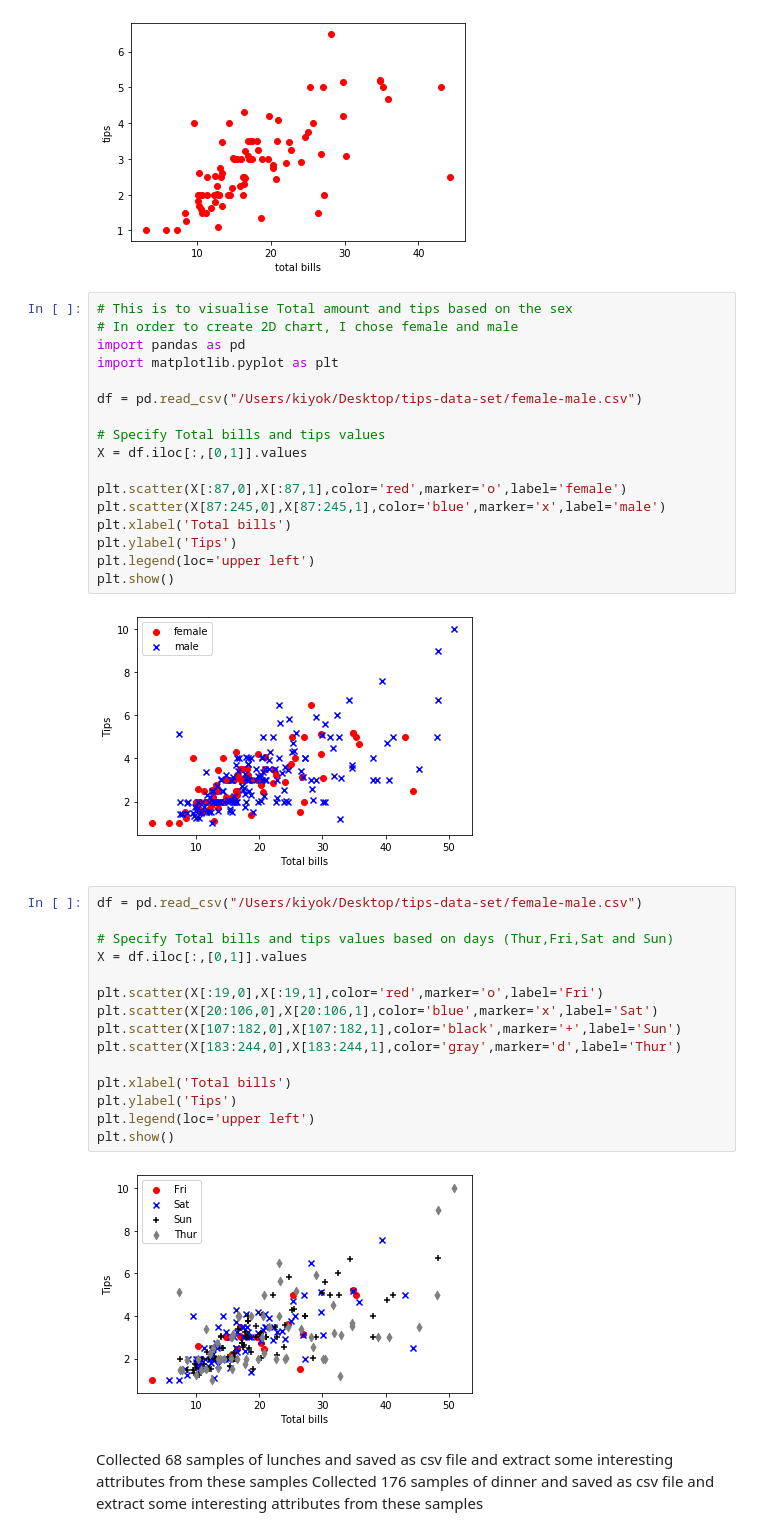
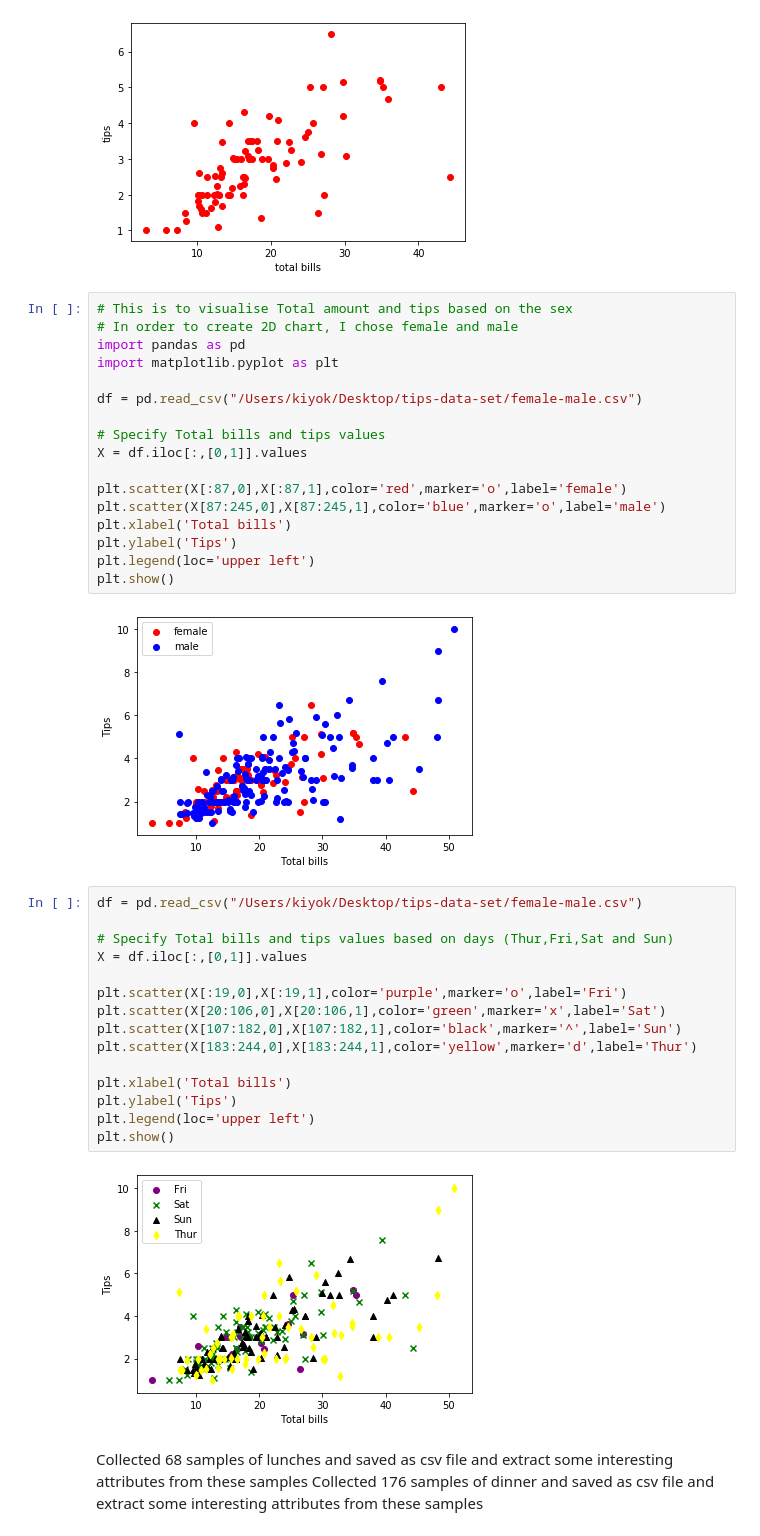
Before and after one commit to kiyokosaito/Fundamentals-projects, a Jupyter notebook: Fundamentals of Data Assessment .ipynb, the cells around one changed output. Saved outputs shown, nothing was run; the diff lists cells and outputs as text.

```diff
--- a/Fundamentals of Data Assessment .ipynb
+++ b/Fundamentals of Data Assessment .ipynb
@@ -163,30 +163,30 @@ df = pd.read_csv("/Users/kiyok/Desktop/tips-data-set/female-male.csv")
 X = df.iloc[:,[0,1]].values
 
 plt.scatter(X[:87,0],X[:87,1],color='red',marker='o',label='female')
-plt.scatter(X[87:245,0],X[87:245,1],color='blue',marker='x',label='male')
+plt.scatter(X[87:245,0],X[87:245,1],color='blue',marker='o',label='male')
 plt.xlabel('Total bills')
 plt.ylabel('Tips')
 plt.legend(loc='upper left')
 plt.show()
 # %% [output]
-[figure, old version]
+[figure, new version]
 # %%
 df = pd.read_csv("/Users/kiyok/Desktop/tips-data-set/female-male.csv")
 
 # Specify Total bills and tips values based on days (Thur,Fri,Sat and Sun)
 X = df.iloc[:,[0,1]].values
 
-plt.scatter(X[:19,0],X[:19,1],color='red',marker='o',label='Fri')
-plt.scatter(X[20:106,0],X[20:106,1],color='blue',marker='x',label='Sat')
-plt.scatter(X[107:182,0],X[107:182,1],color='black',marker='+',label='Sun')
-plt.scatter(X[183:244,0],X[183:244,1],color='gray',marker='d',label='Thur')
+plt.scatter(X[:19,0],X[:19,1],color='purple',marker='o',label='Fri')
+plt.scatter(X[20:106,0],X[20:106,1],color='green',marker='x',label='Sat')
+plt.scatter(X[107:182,0],X[107:182,1],color='black',marker='^',label='Sun')
+plt.scatter(X[183:244,0],X[183:244,1],color='yellow',marker='d',label='Thur')
 
 plt.xlabel('Total bills')
 plt.ylabel('Tips')
 plt.legend(loc='upper left')
 plt.show()
 # %% [output]
-[figure, old version]
+[figure, new version]
 # %% [markdown]
 Collected 68 samples of lunches and saved as csv file and extract some interesting attributes from these samples
 Collected 176 samples of dinner and saved as csv file and extract some interesting attributes from these samples
```
Also changed, not shown: parts of 4 cells of this notebook.
